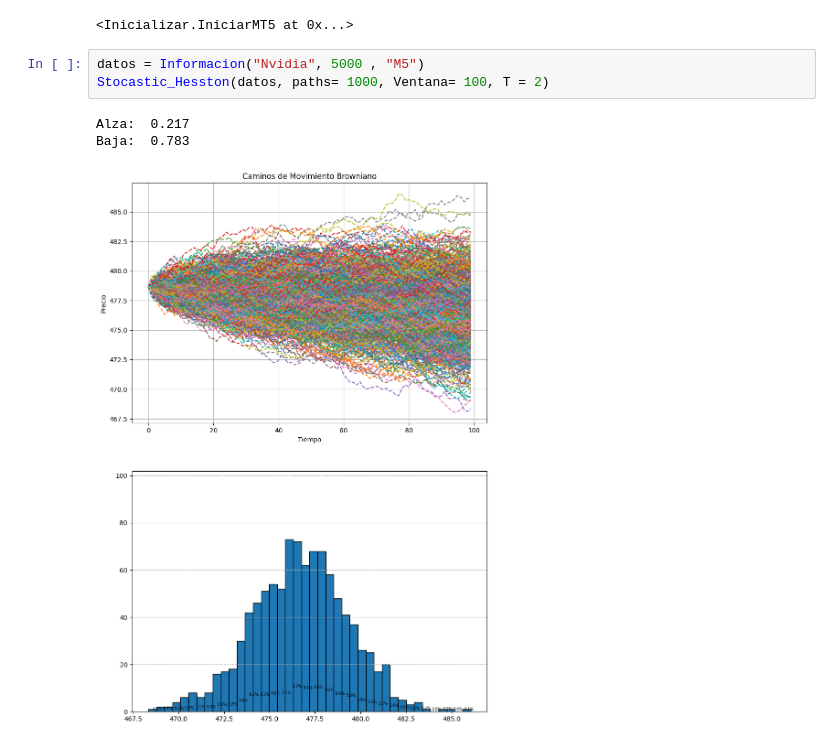
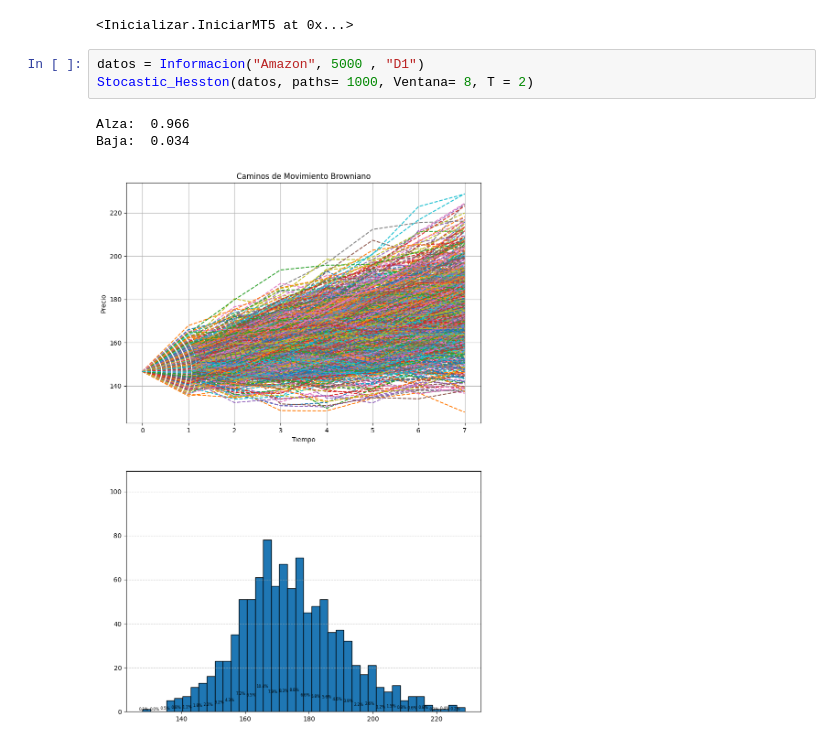
Before and after one commit to miguel2019547/Metatrader, a Jupyter notebook: Algoritmos/Analitica.ipynb, the cells around one changed output. Drawn from its saved outputs; the diff is of its cells as text.

```diff
--- a/Algoritmos/Analitica.ipynb
+++ b/Algoritmos/Analitica.ipynb
@@ -21,9 +21,9 @@ Inicializacion Completa
 Inicializacion Completa
 <Inicializar.IniciarMT5 at 0x...>
 # %%
-datos = Informacion("Nvidia", 5000 , "M5")
-Stocastic_Hesston(datos, paths= 1000, Ventana= 100, T = 2)
+datos = Informacion("Amazon", 5000 , "D1")
+Stocastic_Hesston(datos, paths= 1000, Ventana= 8, T = 2)
 # %% [output]
-Alza:  0.217
-Baja:  0.783
+Alza:  0.966
+Baja:  0.034
-[figure, old version]
+[figure, new version]
```
Also changed, not shown: 1 other file.
